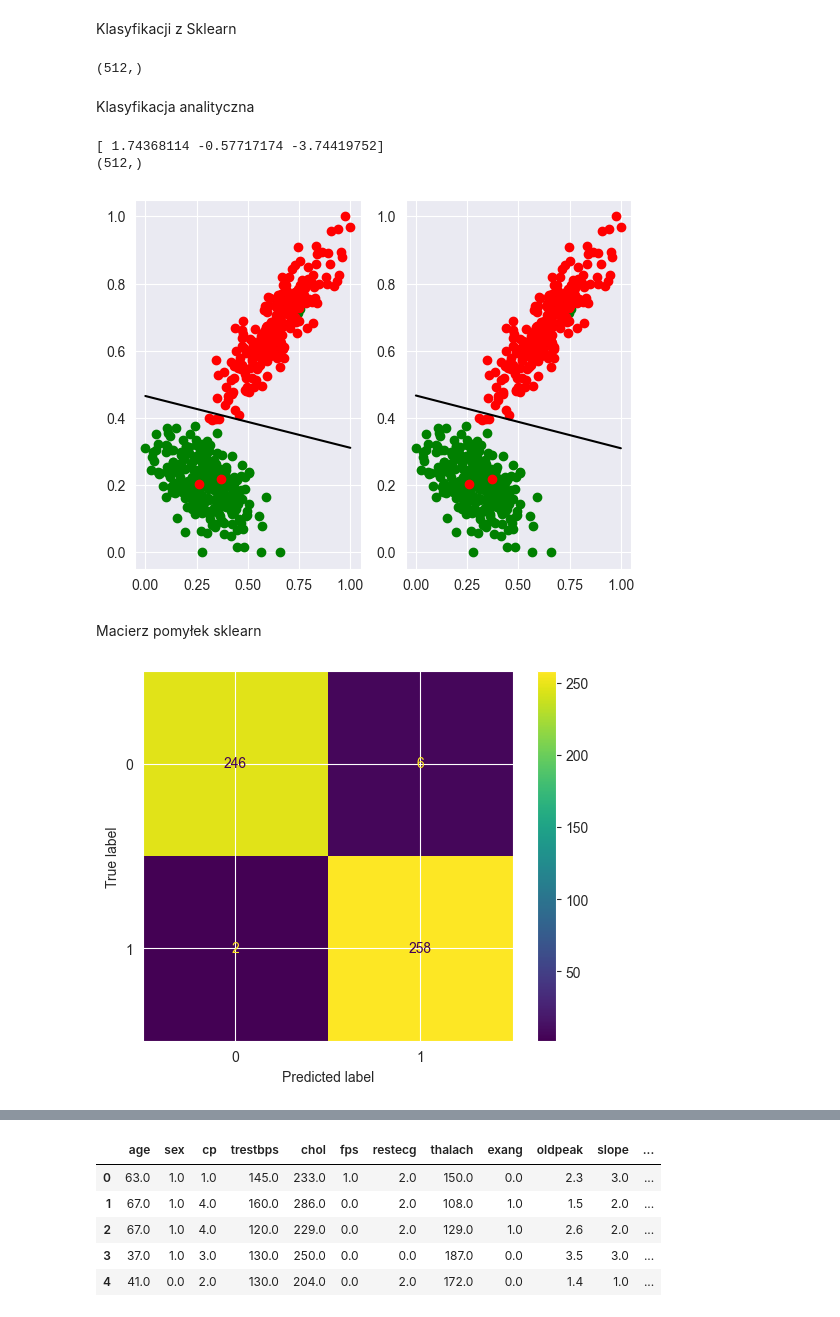
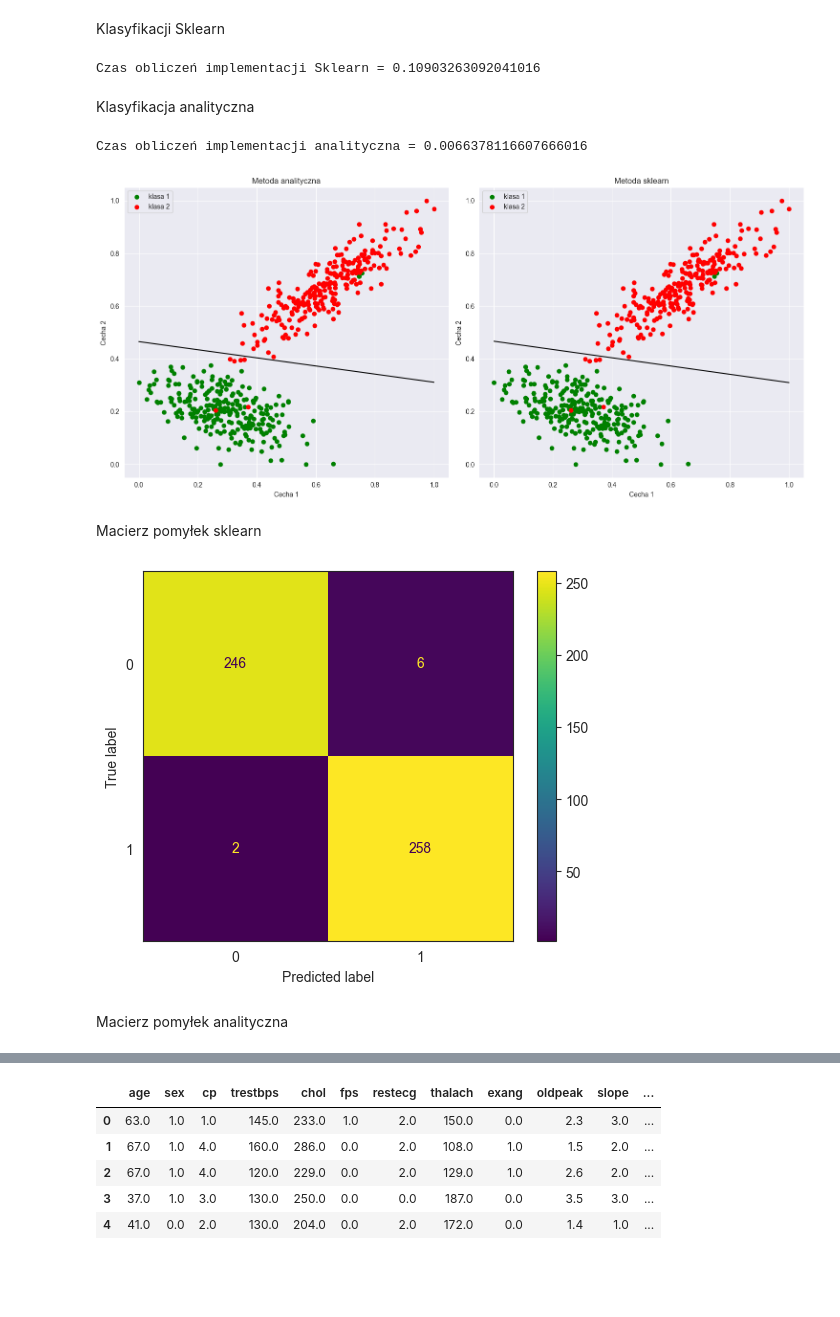
Before and after one commit to Dert14/PUM_L2, a Jupyter notebook: lab_2/lab2_3.ipynb, the cells around one changed output, grey strips where cells are left out. Drawn from its saved outputs; the diff is of its cells as text; code cells hidden in the pictures; blank space fills up the shorter version.

```diff
--- a/lab_2/lab2_3.ipynb
+++ b/lab_2/lab2_3.ipynb
@@ -12,7 +12,7 @@ from sklearn.metrics import confusion_matrix
 from sklearn.metrics import ConfusionMatrixDisplay
 from sklearn.metrics import roc_curve, auc
 import pandas as pd
-
+import time
 
 
 index = 254460
@@ -20,8 +20,8 @@ seed = index
 n_samples = 2560
 
 
-syn_1_x, syn_1_t = make_classification(n_samples=n_samples, n_features=2, n_redundant=0, n_repeated=0, n_clusters_per_class=1, random_state=seed)
-syn1_train_x, syn1_test_x, syn1_train_t, syn1_test_t = train_test_split(syn_1_x, syn_1_t, test_size=.2, random_state=seed)
+syn1_x, syn1_t = make_classification(n_samples=n_samples, n_features=2, n_redundant=0, n_repeated=0, n_clusters_per_class=1, random_state=seed)
+syn1_train_x, syn1_test_x, syn1_train_t, syn1_test_t = train_test_split(syn1_x, syn1_t, test_size=.2, random_state=seed)
 scaler = preprocessing.MinMaxScaler()
 syn1_train_x = scaler.fit_transform(syn1_train_x)
 syn1_test_x = scaler.fit_transform(syn1_test_x)
@@ -34,9 +36,13 @@ num_rows = syn1_test_x.shape[0]
 ones_column = np.ones((num_rows, 1))
 X_test = np.hstack((ones_column, syn1_test_x))
 # %% [markdown]
-Klasyfikacji z Sklearn
+Klasyfikacji Sklearn
 # %%
-clf = RidgeClassifier(alpha=1.0).fit(syn1_train_x, syn1_train_t)
+start = time.time()
+for _ in range(100):
+    clf = RidgeClassifier(alpha=1.0).fit(syn1_train_x, syn1_train_t)
+end = time.time()
+print(f"Czas obliczeń implementacji Sklearn = {end - start}")
 syn1_test_y = clf.predict(syn1_test_x)
 b = clf.intercept_
 A_S = -clf.coef_[0][0]/clf.coef_[0][1]
@@ -44,13 +50,10 @@ B_S = -b/clf.coef_[0][1]
 xs_S = np.array([0, 1])
 ys_S = xs_S*A_S+B_S
 teta_S = [clf.intercept_[0], clf.coef_[0][0], clf.coef_[0][1]]
-
 result_S = X_test@teta_S
-print(result_S.shape)
-
 syn1_test_y_S = [-1 if res <= 0 else 1 for res in result_S]
 # %% [output]
-(512,)
+Czas obliczeń implementacji Sklearn = 0.10903263092041016
 # %% [markdown]
 Klasyfikacja analityczna
 # %%
@@ -60,44 +63,58 @@ num_rows = syn1_train_x.shape[0]
 ones_column = np.ones((num_rows, 1))
 X = np.hstack((ones_column, syn1_train_x))
 d = X.shape[1]
-A = ALFA*np.identity(d)
-teta_A = np.linalg.inv(X.T@X+A)@X.T@syn1_train_t
-print(teta_A)
+start = time.time()
+for _ in range(100):
+    A = ALFA*np.identity(d)
+    teta_A = np.linalg.inv(X.T@X+A)@X.T@syn1_train_t
+end = time.time()
+print(f"Czas obliczeń implementacji analityczna = {end - start}")
 A_A = -teta_A[1]/teta_A[2]
 B_A = -teta_A[0]/ teta_A[2]
 xs_A = np.array([0, 1])
 ys_A = xs_A*A_A+B_A
-
-syn1_test_y_A = []
 result_A = X_test@teta_A
-print(result_A.shape)
-
 syn1_test_y_A = [-1 if res <= 0 else 1 for res in result_A]
 # %% [output]
-[ 1.74368114 -0.57717174 -3.74419752]
-(512,)
+Czas obliczeń implementacji analityczna = 0.0066378116607666016
 # %%
-plt.subplot(1, 2, 1)
-plt.scatter(syn1_test_x_k1[:,0], syn1_test_x_k1[:,1], c = "g")
-plt.scatter(syn1_test_x_k2[:,0], syn1_test_x_k2[:,1], c = "r")
-plt.plot(xs_A, ys_A, c="black")
+import seaborn as sns
+sns.set_style("darkgrid")
 
-plt.subplot(1, 2, 2)
-plt.scatter(syn1_test_x_k1[:,0], syn1_test_x_k1[:,1], c = "g")
-plt.scatter(syn1_test_x_k2[:,0], syn1_test_x_k2[:,1], c = "r")
-plt.plot(xs_S, ys_S, c="black")
-plt.show()
+
+fig, axs = plt.subplots(1, 2, figsize=(15, 7))
+ax = axs[0]
+ax.scatter(syn1_test_x_k1[:,0], syn1_test_x_k1[:,1], c = "g", label="klasa 1")
+ax.scatter(syn1_test_x_k2[:,0], syn1_test_x_k2[:,1], c = "r", label="klasa 2")
+ax.set_title("Metoda analityczna")
+ax.set_xlabel("Cecha 1")
+ax.set_ylabel("Cecha 2")
+ax.legend()
+ax.plot(xs_A, ys_A, c="black")
+
+ax = axs[1]
+ax.scatter(syn1_test_x_k1[:,0], syn1_test_x_k1[:,1], c = "g", label="klasa 1")
+ax.scatter(syn1_test_x_k2[:,0], syn1_test_x_k2[:,1], c = "r", label="klasa 2")
+ax.set_title("Metoda sklearn")
+ax.set_xlabel("Cecha 1")
+ax.set_ylabel("Cecha 2")
+ax.legend()
+ax.plot(xs_S, ys_S, c="black")
+fig.tight_layout()
 # %% [output]
-[figure, old version]
+[figure, new version]
 # %% [markdown]
 Macierz pomyłek sklearn
 # %%
+sns.set_style("white")
 cm_S = confusion_matrix(syn1_test_t, syn1_test_y)
 disp = ConfusionMatrixDisplay(confusion_matrix=cm_S)
 disp.plot()
 plt.show()
 # %% [output]
-[figure, old version]
+[figure, new version]
+# %% [markdown]
+Macierz pomyłek analityczna
 # %%
 cm_A = confusion_matrix(syn1_test_t, syn1_test_y_A)
 disp = ConfusionMatrixDisplay(confusion_matrix=cm_A)
```
Also changed, not shown: parts of 79 cells of this notebook.
